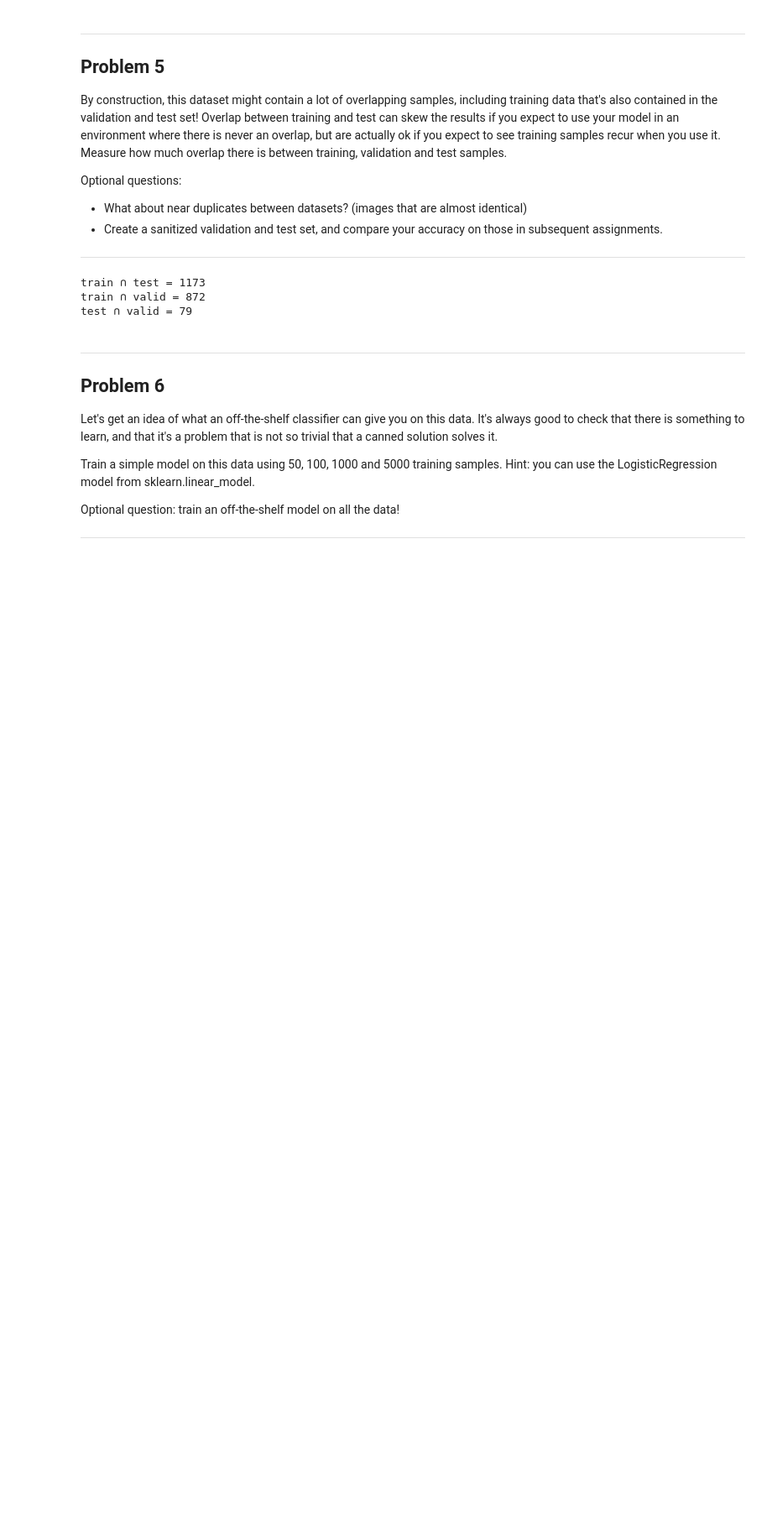
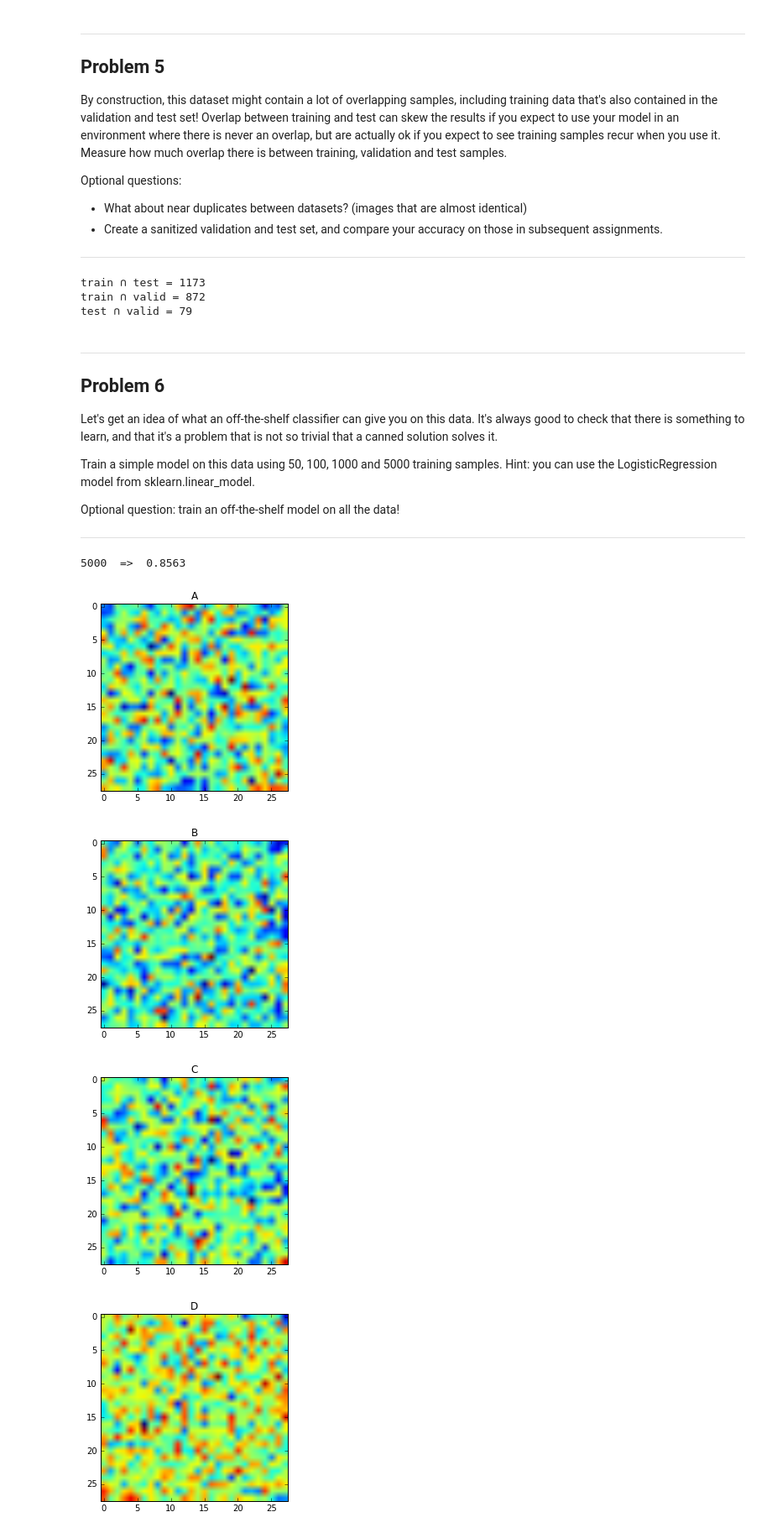
Before and after one commit to arrisray/ud730, a Jupyter notebook: assignment-1/1_notmnist.ipynb, the cells around one changed output. Shown at 84% size. Cells and saved outputs as stored; diff of their text form; code cells hidden in the pictures; blank space fills up the shorter version.

```diff
--- a/assignment-1/1_notmnist.ipynb
+++ b/assignment-1/1_notmnist.ipynb
@@ -424,3 +421,45 @@ Train a simple model on this data using 50, 100, 1000 and 5000 training samples.
 Optional question: train an off-the-shelf model on all the data!
 
 ---
+# %%
+pickle_file = 'notMNIST.pickle'
+with open(pickle_file, 'r') as f:
+    ds = pickle.load(f)
+# %%
+def get_char_from_index(index):
+    offset = ord('A')
+    return chr(offset + index)
+# %%
+sample_sizes = [5000] # [50, 100, 1000, 5000, 10000, train_dataset.shape[0]]
+for sample_size in sample_sizes:
+    dataset = ds['train_dataset']
+    labels = ds['train_labels']
+
+    (num_samples, width, height) = dataset.shape
+    X = np.reshape(dataset, (num_samples, width * height))[:sample_size]
+    y = labels[:sample_size]
+
+    lr = LogisticRegression()
+    lr.fit(X, y)
+
+    dataset = ds['test_dataset']
+    labels = ds['test_labels']
+    (num_samples, width, height) = dataset.shape
+    X = np.reshape(dataset, (num_samples, width * height))
+    y = labels
+    score = lr.score(X, y)
+    print(sample_size, " => ", score)
+
+    new_shape = (num_classes, image_size, image_size)
+    coefs = np.reshape(lr.coef_, new_shape)
+    for i in xrange(num_classes):
+        c_img = coefs[i]
+        plt.title(get_char_from_index(i))
+        plt.imshow(c_img)
+        plt.show()
+# %% [output]
+5000  =>  0.8563
+[figure, added]
+[figure, added]
+[figure, added]
+[figure, added]
```
Also changed, not shown: parts of 5 cells of this notebook.
